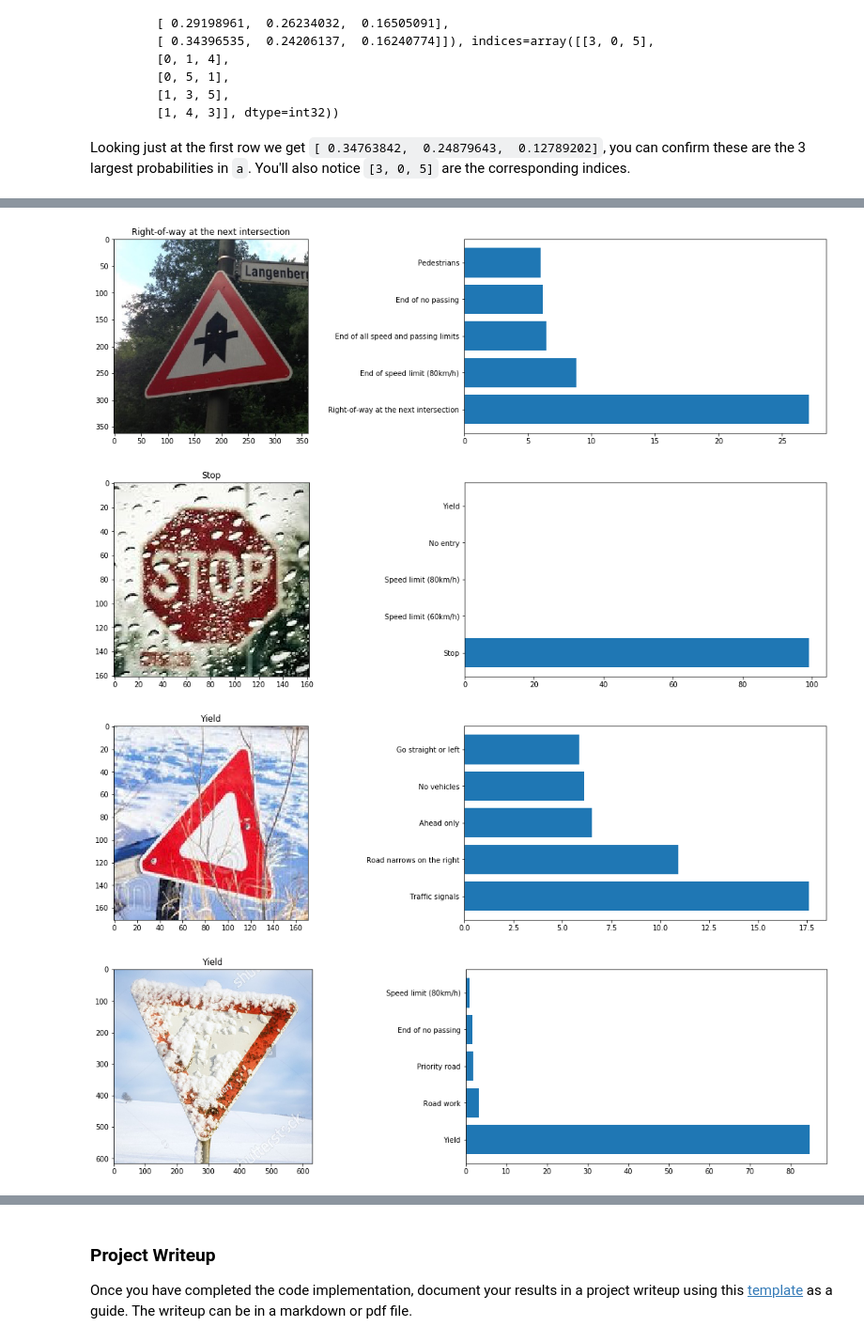
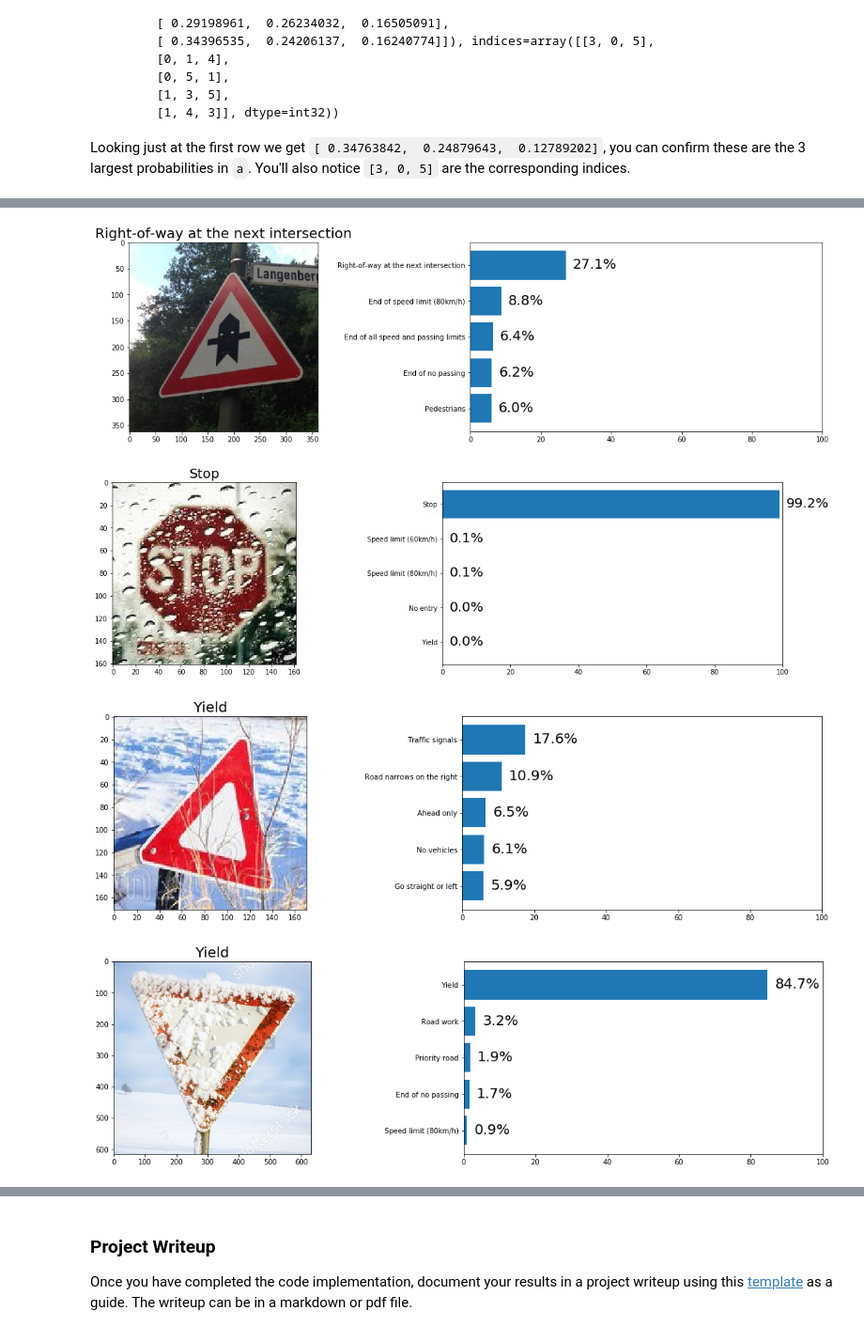
Before and after one commit to timothyta12/CarND-Traffic-Sign-Classifier-Project, a Jupyter notebook: Traffic_Sign_Classifier.ipynb, the cells around one changed output, grey strips where cells are left out. Shown at 94% size. Drawn from its saved outputs; the diff is of its cells as text; code cells hidden in the pictures.

```diff
--- a/Traffic_Sign_Classifier.ipynb
+++ b/Traffic_Sign_Classifier.ipynb
@@ -262,7 +264,7 @@ def evaluate(input_data, output_data):
     total_loss = 0
     sess = tf.get_default_session()
     for batch_data, batch_labels in batches(batch_size, input_data, output_data):
-        batch_accuracy, batch_loss = sess.run([accuracy, loss], feed_dict={inputs: batch_data,
+        batch_accuracy, batch_loss = sess.run([accuracy, cross_entropy], feed_dict={inputs: batch_data,
                                                  outputs: batch_labels,
                                                  is_training: False,
                                                  keep_prob: 1.0})
@@ -469,8 +473,8 @@ You may find `signnames.csv` useful as it contains mappings from the class id (i
 ### Feel free to use as many code cells as needed.
 import glob
 original_images = [plt.imread(img) for img in glob.glob("test_images/*.jpg")]
-resized_images = [cv2.resize(img, (32, 32)) for img in test_images]
+resized_images = [cv2.resize(img, (32, 32)) for img in original_images]
 test_labels = [11, 14, 13, 13, 18]
 processed_images = [preprocess(img) for img in resized_images]
-show_images(original_images)
+show_images(original_images, cols=3)
 # %% [output]
@@ -483,7 +487,7 @@ show_images(original_images)
 ### Feel free to use as many code cells as needed.
 with tf.Session() as sess:
     saver.restore(sess, tf.train.latest_checkpoint('.'))
-    probabilities, accuracy = sess.run([out, accuracy], feed_dict={inputs : processed_images,
+    probabilities = sess.run(out, feed_dict={inputs : processed_images,
                                                         outputs: test_labels,
                                                         is_training: False,
                                                         keep_prob: 1.0})
@@ -501,10 +501,9 @@ NotFoundError: Key Variable_13/Adam_1 not found in checkpoint
 ### For example, if the model predicted 1 out of 5 signs correctly, it's 20% accurate on these new images.
 with tf.Session() as sess:
     saver.restore(sess, tf.train.latest_checkpoint('.'))
-    online_accuracy = sess.run([accuracy], feed_dict={inputs : processed_images,
+    print(sess.run(accuracy, feed_dict={inputs : processed_images,
                                                         outputs: test_labels,
                                                         is_training: False,
-                                                        keep_prob: 1.0})
-print(online_accuracy)
+                                                        keep_prob: 1.0}))
 # %% [output]
 INFO:tensorflow:Restoring parameters from .\traffic_classifier.ckpt
@@ -580,16 +562,23 @@ TopKV2(values=array([[  2.71225989e-01,   8.78400579e-02,   6.41753897e-02,
 # %%
 def display_online_image(img, label, probabilities, names):
-    fig, (ax1, ax2) = plt.subplots(1, 2, figsize=(20,5))
-    plt.subplot(1,2,2)
+    plt.subplots(1, 2, figsize=(20,5))
+    ax1 = plt.subplot(1,2,2)
+    for i, v in enumerate(probabilities):
+        # X-offset, Y-offet, Label
+        ax1.text(v*100+2, i+0.1, "{:.1f}%".format(v*100), fontsize=20)
+    ax1.set_xlim(0,100)
+    plt.gca().invert_yaxis()
+    for tick in ax1.yaxis.get_major_ticks():
+        tick.label.set_fontsize(10)
     plt.barh(np.arange(5), probabilities*100, tick_label=[get_sign_name(num) for num in names])
-    ax2.set_xlim(0,1)
-    plt.subplot(1,2,1)
-    plt.title(label)
+
+    ax2 = plt.subplot(1,2,1)
+    plt.title(label, fontsize=20)
     plt.imshow(img)
 
 [display_online_image(img, get_sign_name(test_labels[i]), top5[0][i], top5[1][i]) for i, img in enumerate(original_images)];
 # %% [output]
-[figure, old version]
+[figure, new version]
-[figure, old version]
+[figure, new version]
-[figure, old version]
+[figure, new version]
-[figure, old version]
+[figure, new version]
```
Also changed, not shown: parts of 9 cells of this notebook.
